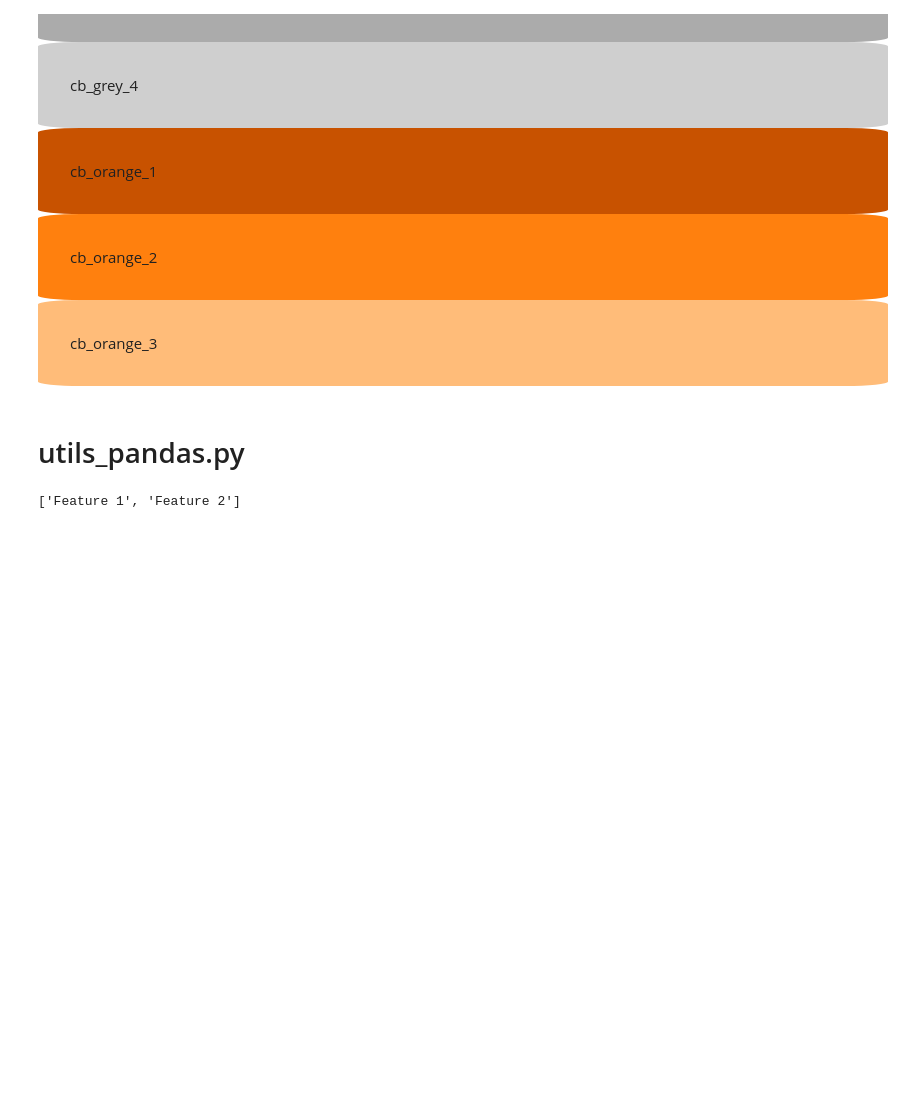
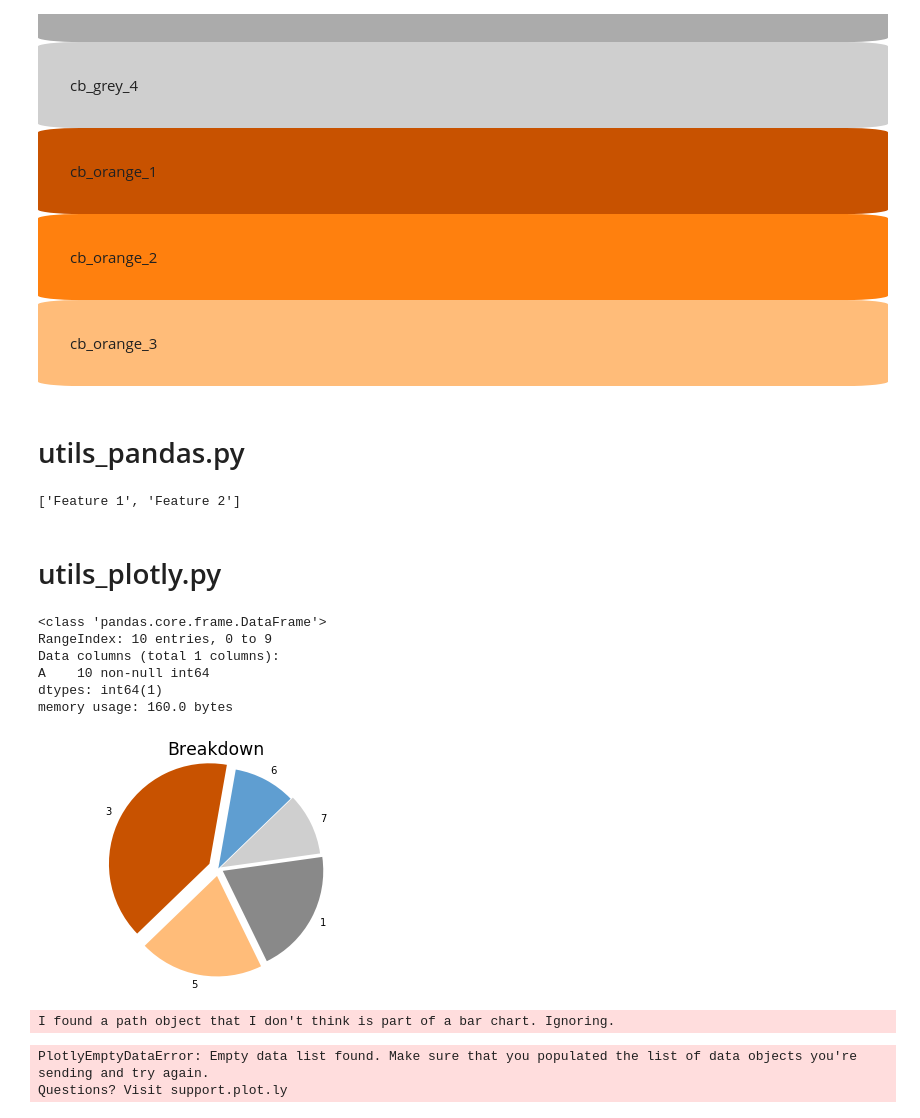
Before and after one commit to xR86/ml-stuff, a Jupyter notebook: kaggle/test_utils.ipynb, the cells around one changed output. Drawn from its saved outputs; the diff is of its cells as text; code cells hidden in the pictures; blank space fills up the shorter version.

Commit message:
updated test_utils with plotly scaffolding

```diff
--- a/kaggle/test_utils.ipynb
+++ b/kaggle/test_utils.ipynb
@@ -54,3 +54,5 @@ def feature_lst(lst=keep_this):
 feature_lst()
 # %% [output]
 ['Feature 1', 'Feature 2']
+# %% [markdown]
+# utils_plotly.py
@@ -56,0 +75,43 @@ feature_lst()
+# %%
+df = pd.DataFrame(data={
+    'A': [1, 3, 5, 6, 7, 3, 3, 5, 1, 3]
+})
+
+df.info()
+# %% [output]
+<class 'pandas.core.frame.DataFrame'>
+RangeIndex: 10 entries, 0 to 9
+Data columns (total 1 columns):
+A    10 non-null int64
+dtypes: int64(1)
+memory usage: 160.0 bytes
+# %%
+fig = plt.figure()
+ax = fig.add_subplot(111)
+
+vc_subset = df.A.value_counts().head(5)
+explode = np.arange(0, 1, 1/len(vc_subset))[::-1]
+explode = [x / 8 for x in explode]
+ax.pie(vc_subset, labels=vc_subset.index, radius=1, explode=explode, colors=color_blind_10.values(), startangle=80)
+
+ax.axis('equal')
+ax.margins(0)
+# fig.rcParams.update({'font.size': 10})
+
+ax.set_title('Breakdown', fontsize='xx-large')
+
+plt.show()
+# %% [output]
+[figure, added]
+# %%
+# converting to plotly figure object not possible for piecharts because of wedges objects
+plotly_fig = tls.mpl_to_plotly(fig)
+
+# pp = pprint.PrettyPrinter(indent=4)
+# pp.pprint(plotly_fig['layout'])
+
+py.iplot(plotly_fig)
+# %% [output]
+I found a path object that I don't think is part of a bar chart. Ignoring.
+PlotlyEmptyDataError: Empty data list found. Make sure that you populated the list of data objects you're sending and try again.
+Questions? Visit support.plot.ly
```
Also changed, not shown: parts of 5 cells of this notebook.
